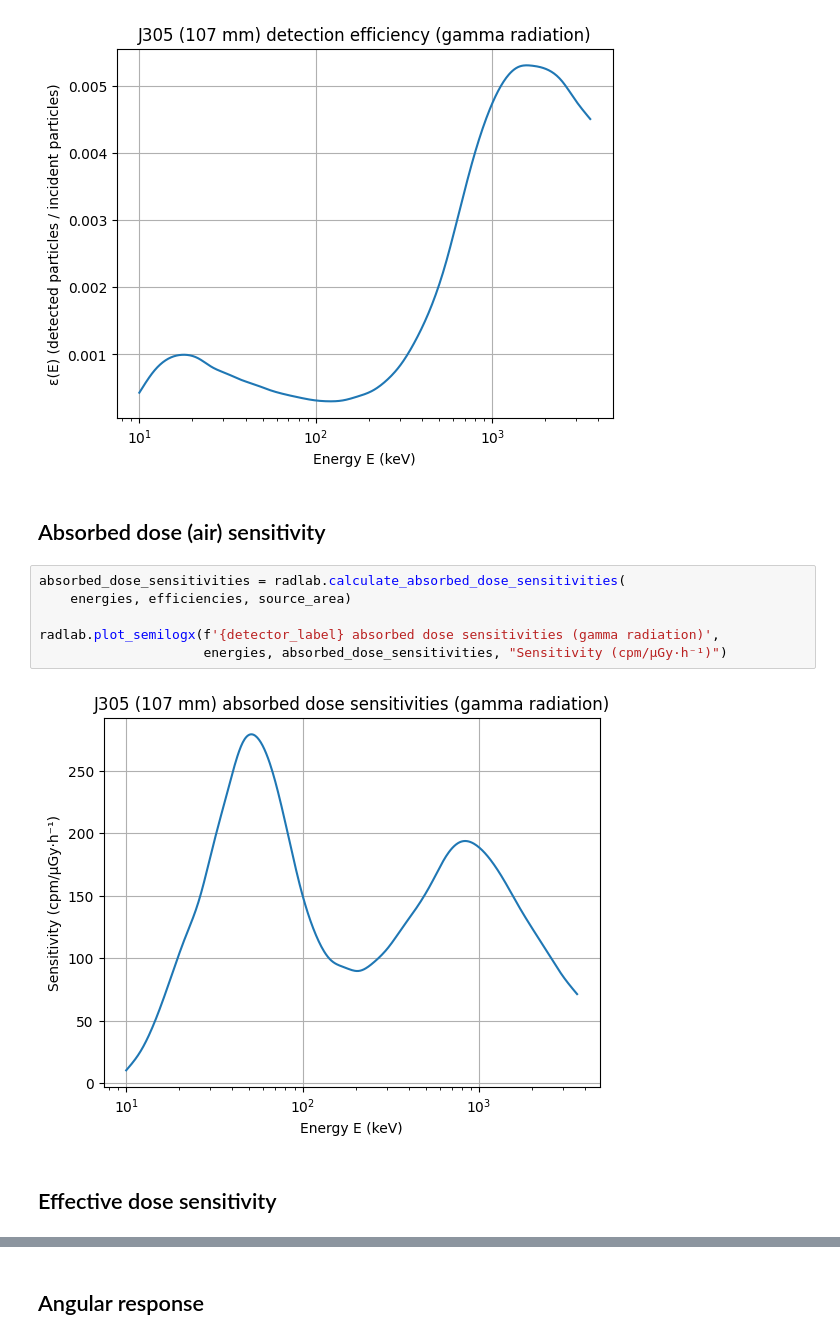
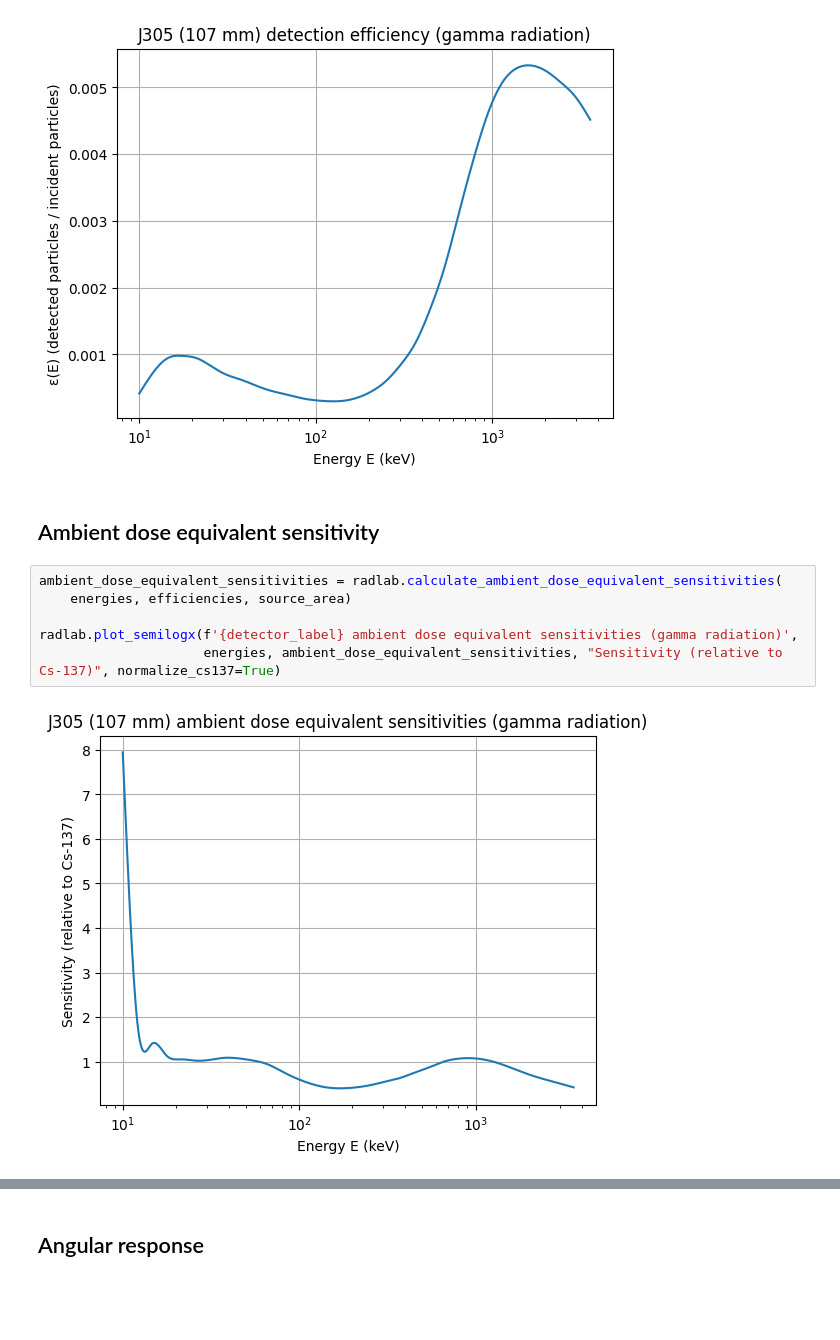
Before and after one commit to Gissio/radlab, a Jupyter notebook: examples/j305/j305.ipynb, the cells around one changed output, grey strips where cells are left out. Cells and saved outputs as stored; diff of their text form; blank space fills up the shorter version.

```diff
--- a/examples/j305/j305.ipynb
+++ b/examples/j305/j305.ipynb
@@ -38,14 +36,12 @@ radlab.plot_semilogx(f'{detector_label} detection efficiency (gamma radiation)',
 # %% [output]
 [figure]
 # %% [markdown]
-## Absorbed dose (air) sensitivity
+## Ambient dose equivalent sensitivity
 # %%
-absorbed_dose_sensitivities = radlab.calculate_absorbed_dose_sensitivities(
+ambient_dose_equivalent_sensitivities = radlab.calculate_ambient_dose_equivalent_sensitivities(
     energies, efficiencies, source_area)
 
-radlab.plot_semilogx(f'{detector_label} absorbed dose sensitivities (gamma radiation)',
-                     energies, absorbed_dose_sensitivities, "Sensitivity (cpm/µGy·h⁻¹)")
+radlab.plot_semilogx(f'{detector_label} ambient dose equivalent sensitivities (gamma radiation)',
+                     energies, ambient_dose_equivalent_sensitivities, "Sensitivity (relative to Cs-137)", normalize_cs137=True)
 # %% [output]
-[figure, old version]
+[figure, new version]
-# %% [markdown]
-## Effective dose sensitivity
```
Also changed, not shown: parts of 4 cells of this notebook, 18 other files.
